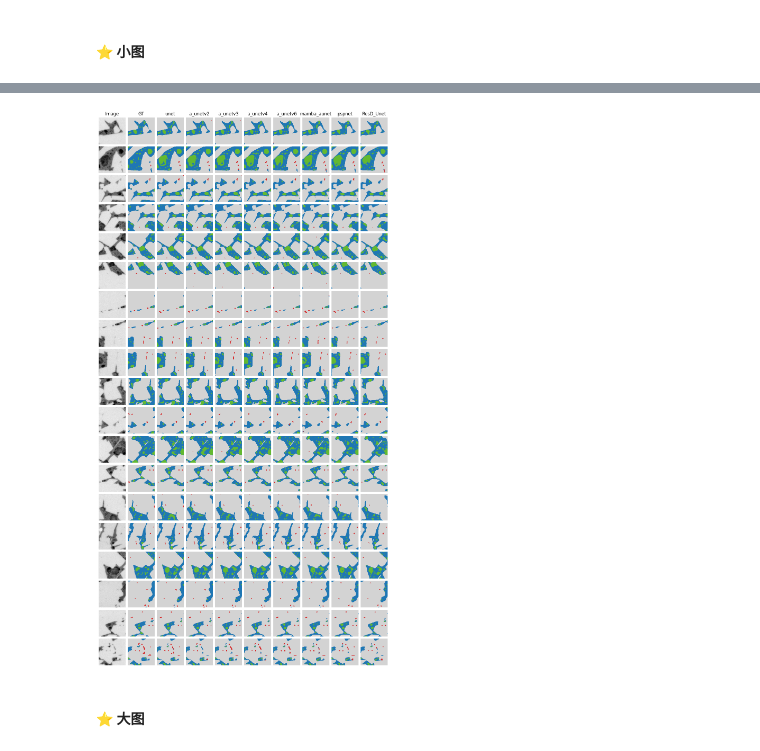
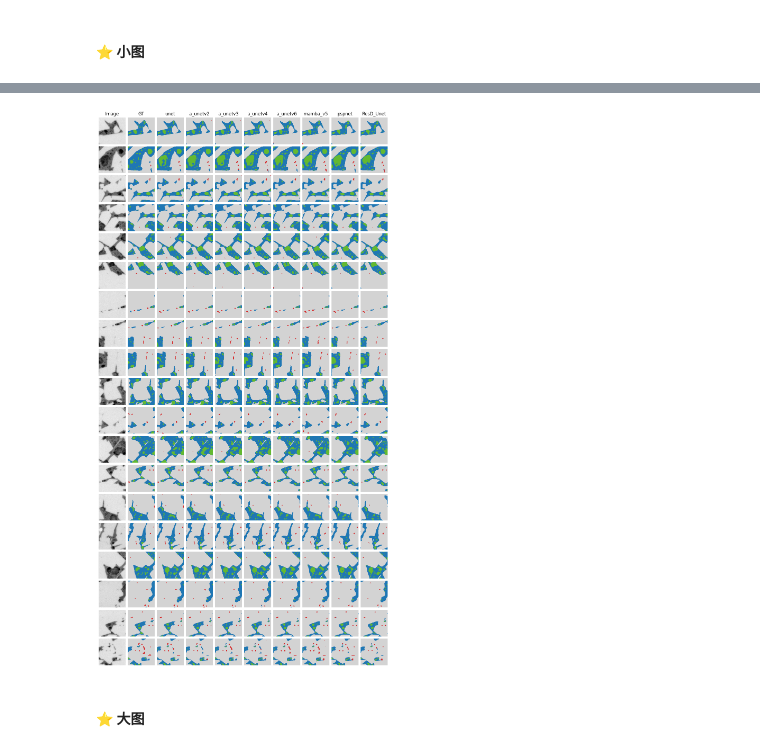
Before and after one commit to Runner-xc/Unet, a Jupyter notebook: visualization.ipynb, the cells around one changed output, grey strips where cells are left out. Saved outputs shown, nothing was run; the diff lists cells and outputs as text; code cells hidden in the pictures.

```diff
--- a/visualization.ipynb
+++ b/visualization.ipynb
@@ -20,7 +20,7 @@ custom_cmap = ListedColormap(colors)
 
 def get_small_predict_path(model_name):
     pwd = os.getcwd()
-    model_path = os.path.join(pwd, 'results', 'predict', model_name, 'pred_img', 'V2')
+    model_path = os.path.join(pwd, 'predict', model_name, 'pred_img', 'V2')
     list_preds = os.listdir(model_path)
     sorted_preds = sorted(list_preds)
     path = os.path.join(model_path, sorted_preds[-1])
@@ -96,7 +96,7 @@ models = [
           'a_unetv3',
           'a_unetv4',
           'a_unetv6',
-          'mamba_aunet',
+          'mamba_aunetv5',
         #   'm_uent',
         #   'aicunet',
         #   'vm_unet',
@@ -176,4 +176,4 @@ plt.show()
-[figure, old version]
+[figure, new version]
 # %% [markdown]
 #### ⭐ 大图
 # %%
```
Also changed, not shown: parts of 4 cells of this notebook, 55 other files.
